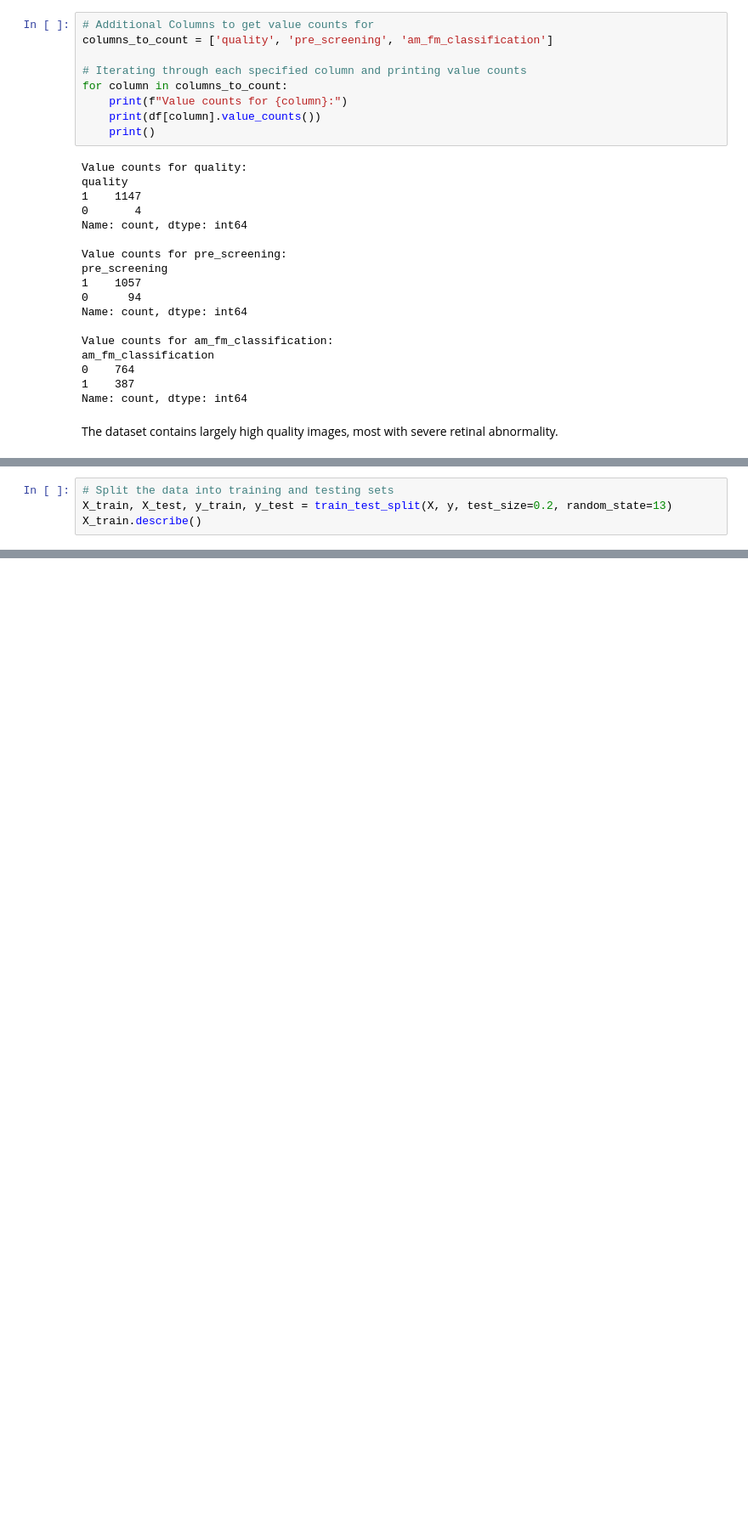
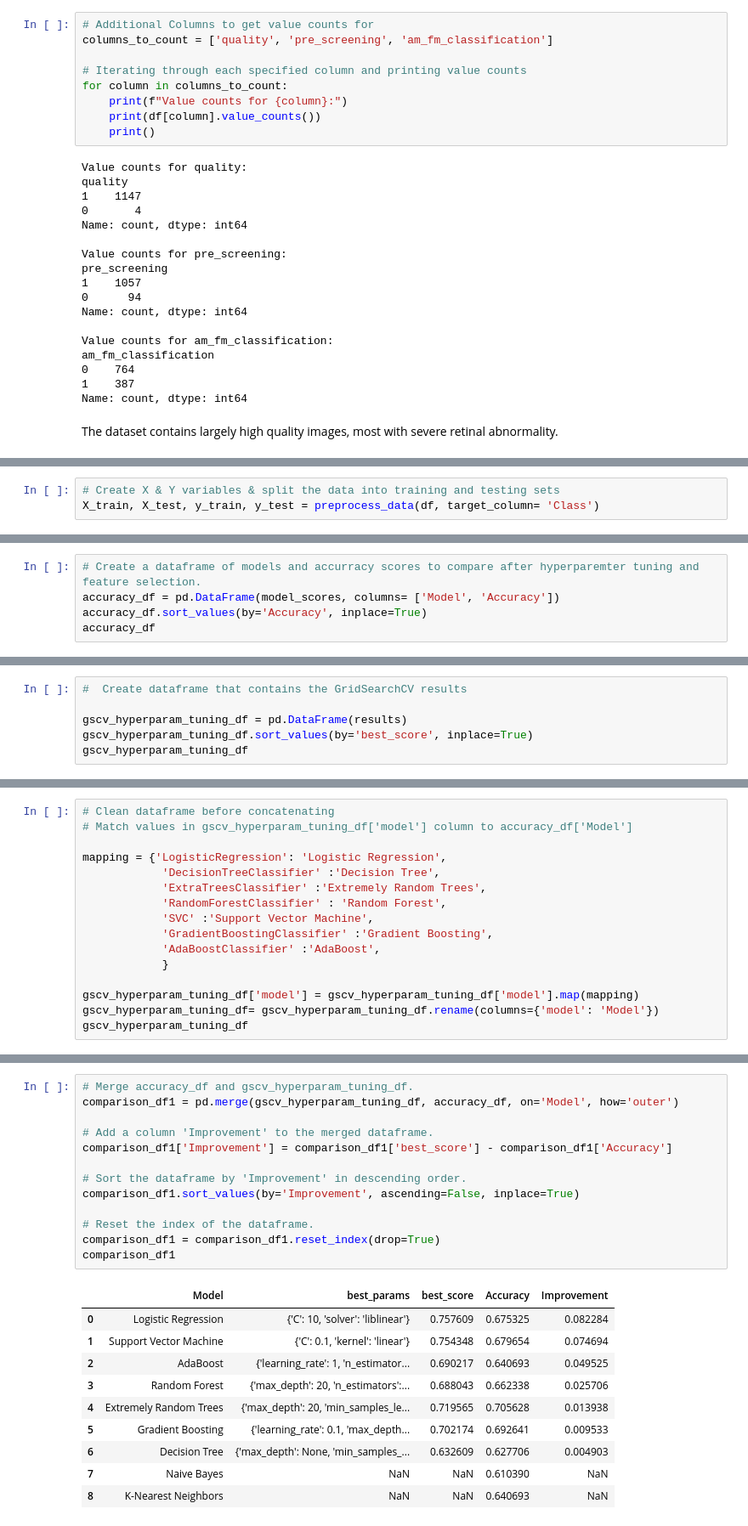
Before and after one commit to leonej01/Project-2-ML-Diabetic-Retinopathy, a Jupyter notebook: Starter_file.ipynb, the cells around one changed output, grey strips where cells are left out. Shown at 85% size. Saved outputs shown, nothing was run; the diff lists cells and outputs as text; blank space fills up the shorter version.

Commit message:
Updated starter file, added model_utilities

```diff
--- a/Starter_file.ipynb
+++ b/Starter_file.ipynb
@@ -98,4 +95,3 @@ y = df['y']
 # %%
-# Split the data into training and testing sets
-X_train, X_test, y_train, y_test = train_test_split(X, y, test_size=0.2, random_state=13)
-X_train.describe()
+# Create X & Y variables & split the data into training and testing sets
+X_train, X_test, y_train, y_test = preprocess_data(df, target_column= 'Class')
@@ -190,0 +152,5 @@ plot_model_scores(model_scores)
+# %%
+# Create a dataframe of models and accurracy scores to compare after hyperparemter tuning and feature selection.
+accuracy_df = pd.DataFrame(model_scores, columns= ['Model', 'Accuracy'])
+accuracy_df.sort_values(by='Accuracy', inplace=True)
+accuracy_df
@@ -190,0 +222,6 @@ plot_model_scores(model_scores)
+# %%
+#  Create dataframe that contains the GridSearchCV results
+
+gscv_hyperparam_tuning_df = pd.DataFrame(results)
+gscv_hyperparam_tuning_df.sort_values(by='best_score', inplace=True)
+gscv_hyperparam_tuning_df
@@ -190,0 +237,16 @@ plot_model_scores(model_scores)
+# %%
+# Clean dataframe before concatenating
+# Match values in gscv_hyperparam_tuning_df['model'] column to accuracy_df['Model']
+
+mapping = {'LogisticRegression': 'Logistic Regression',
+            'DecisionTreeClassifier' :'Decision Tree',
+            'ExtraTreesClassifier' :'Extremely Random Trees',
+            'RandomForestClassifier' : 'Random Forest',
+            'SVC' :'Support Vector Machine',
+            'GradientBoostingClassifier' :'Gradient Boosting',
+            'AdaBoostClassifier' :'AdaBoost',
+            }
+
+gscv_hyperparam_tuning_df['model'] = gscv_hyperparam_tuning_df['model'].map(mapping)
+gscv_hyperparam_tuning_df= gscv_hyperparam_tuning_df.rename(columns={'model': 'Model'})
+gscv_hyperparam_tuning_df
@@ -190,0 +264,24 @@ plot_model_scores(model_scores)
+# %%
+# Merge accuracy_df and gscv_hyperparam_tuning_df.
+comparison_df1 = pd.merge(gscv_hyperparam_tuning_df, accuracy_df, on='Model', how='outer')
+
+# Add a column 'Improvement' to the merged dataframe.
+comparison_df1['Improvement'] = comparison_df1['best_score'] - comparison_df1['Accuracy']
+
+# Sort the dataframe by 'Improvement' in descending order.
+comparison_df1.sort_values(by='Improvement', ascending=False, inplace=True)
+
+# Reset the index of the dataframe.
+comparison_df1 = comparison_df1.reset_index(drop=True)
+comparison_df1
+# %% [output]
+|  | Model | best_params | best_score | Accuracy | Improvement |
+| 0 | Logistic Regression | {'C': 10, 'solver': 'liblinear'} | 0.757609 | 0.675325 | 0.082284 |
+| 1 | Support Vector Machine | {'C': 0.1, 'kernel': 'linear'} | 0.754348 | 0.679654 | 0.074694 |
+| 2 | AdaBoost | {'learning_rate': 1, 'n_estimator... | 0.690217 | 0.640693 | 0.049525 |
+| 3 | Random Forest | {'max_depth': 20, 'n_estimators':... | 0.688043 | 0.662338 | 0.025706 |
+| 4 | Extremely Random Trees | {'max_depth': 20, 'min_samples_le... | 0.719565 | 0.705628 | 0.013938 |
+| 5 | Gradient Boosting | {'learning_rate': 0.1, 'max_depth... | 0.702174 | 0.692641 | 0.009533 |
+| 6 | Decision Tree | {'max_depth': None, 'min_samples_... | 0.632609 | 0.627706 | 0.004903 |
+| 7 | Naive Bayes | NaN | NaN | 0.610390 | NaN |
+| 8 | K-Nearest Neighbors | NaN | NaN | 0.640693 | NaN |
```
Also changed, not shown: parts of 27 cells of this notebook, 1 other file.
